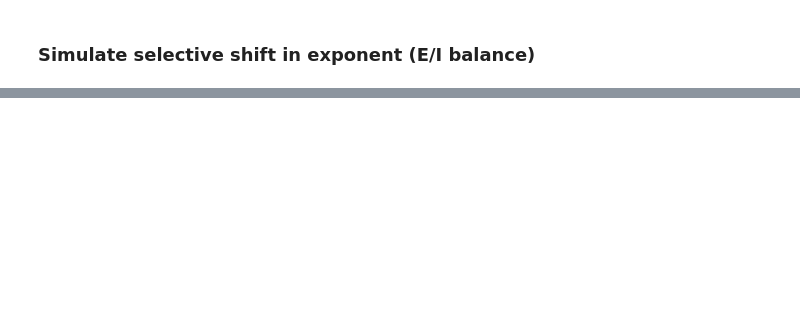
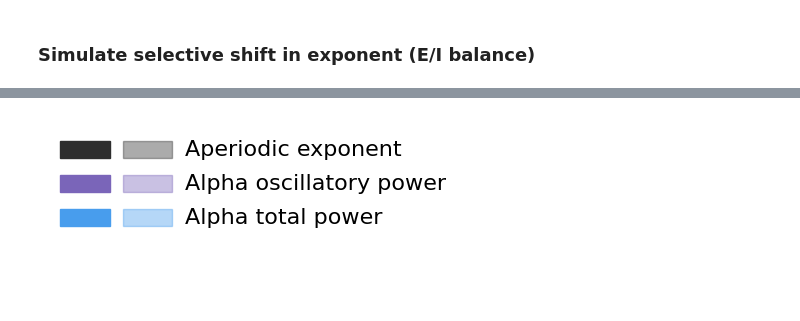
Before and after one commit to voytekresearch/alpha_aperiodic_wm, a Jupyter notebook: code/figs.ipynb, the cells around one changed output, grey strips where cells are left out. Saved outputs shown, nothing was run; the diff lists cells and outputs as text; code cells hidden in the pictures; blank space fills up the shorter version.

```diff
--- a/code/figs.ipynb
+++ b/code/figs.ipynb
@@ -279,7 +276,7 @@ plt.savefig("../figs/closed.pdf", dpi=300, bbox_inches="tight")
 ### Simulate aperiodic activity for complex stimulus
 # %%
 # Simulations for complex stimulus (i.e. Brad's face)
-n_populations = 7
+n_populations = 3
 complex_stim_sigs = [
     sim_powerlaw(n_seconds, fs, exp + 0.4 * np.random.rand() - 0.2)
     for _ in range(n_populations)
@@ -287,7 +284,7 @@ complex_stim_sigs = [
 complex_stim_psds = [compute_spectrum(sig, fs) for sig in complex_stim_sigs]
 
 # Make figure
-fig = plt.figure(constrained_layout=True, figsize=(6, 6))
+fig = plt.figure(constrained_layout=True, figsize=(6, 4))
 gs = fig.add_gridspec(n_populations, 5)
 psd_ax1 = fig.add_subplot(gs[0, -1])
 for i, (sig, (freqs, psd), c) in enumerate(
@@ -452,0 +794,56 @@ plt.savefig("../figs/exp.pdf", dpi=300, bbox_inches="tight")
+# %%
+from matplotlib.patches import Rectangle
+
+# Clean, grouped bar-style legend with no pre/post labels
+fig_legend, ax_legend = plt.subplots(figsize=(4, 2))
+ax_legend.axis("off")
+
+# Rectangle dimensions (like real bar plots)
+bar_w = 0.2  # width of each color block
+bar_h = 0.1  # height (shorter than width, like real bars)
+gap = 0.05  # horizontal gap between pre/post
+text_offset = 0.65  # distance to text
+row_height = 0.2  # vertical spacing between rows
+
+param_labels = {
+    "exponent": "Aperiodic exponent",
+    "alpha_pw": "Alpha oscillatory power",
+    "alpha_power": "Alpha total power",
+}
+
+for i, (param, color) in enumerate(zip(params_to_plot, param_colors)):
+    y = 1 - (i + 1) * row_height
+
+    # Bars
+    ax_legend.add_patch(
+        Rectangle((0.05, y), bar_w, bar_h, color=color, alpha=1.0)
+    )
+    ax_legend.add_patch(
+        Rectangle(
+            (0.05 + bar_w + gap, y), bar_w, bar_h, color=color, alpha=0.4
+        )
+    )
+
+    # Label with dictionary
+    label = param_labels.get(param, param)
+    ax_legend.text(
+        0.05 + 2 * bar_w + 2 * gap,
+        y + bar_h / 2,
+        label,
+        va="center",
+        fontsize=16,
+    )
+
+# Limits and layout
+ax_legend.set_xlim(0, 1)
+ax_legend.set_ylim(0, 1)
+ax_legend.set_aspect("auto")
+fig_legend.tight_layout()
+
+# Save and show
+fig_legend.savefig(
+    "../figs/alpha_aperiodic_legend_grouped.pdf", bbox_inches="tight", dpi=300
+)
+plt.show()
+# %% [output]
+[figure, added]
```
Also changed, not shown: parts of 11 cells of this notebook.
